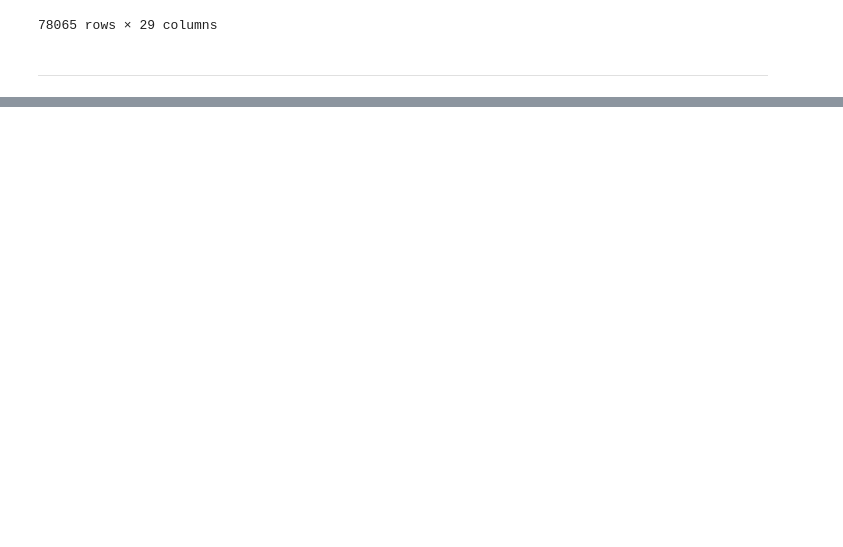
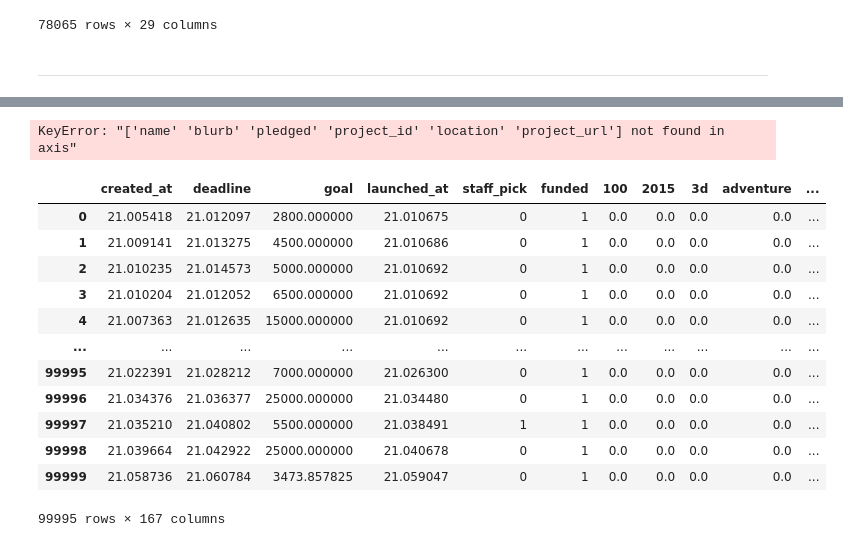
Before and after one commit to FXtrader6/KS_DSProject_VU, a Jupyter notebook: KS_project_trainset.ipynb, the cells around one changed output, grey strips where cells are left out. Drawn from its saved outputs; the diff is of its cells as text; code cells hidden in the pictures; blank space fills up the shorter version.

```diff
--- a/KS_project_trainset.ipynb
+++ b/KS_project_trainset.ipynb
@@ -386,7 +439,10 @@ kaggledf['blurb']
 # %%
 sentiment_scores = []
-for sentence in kaggledf['blurb']:
-    sentiment_scores.append(run_vader(sentence, lemmatize=True)['compound'])
+for i, sentence in enumerate(kaggledf['blurb']):
+    try:
+        sentiment_scores.append(run_vader(sentence, lemmatize=True)['compound'])
+    except:
+        print(kaggledf['blurb'][i])
 # %%
 kaggledf['blurb_sentiment_scores'] = sentiment_scores
 # %%
@@ -393,0 +498,23 @@ kaggledf['blurb_sentiment_scores']
+# %%
+drop_columns = ['name', 'blurb', 'pledged', 'project_id', 'location', 'project_url', 'project_url_split']
+kaggledf.drop(columns=drop_columns, inplace=True)
+# %% [output]
+KeyError: "['name' 'blurb' 'pledged' 'project_id' 'location' 'project_url'] not found in axis"
+# %%
+#kaggledf.drop(columns=['project_url_split'], inplace=True)
+pd.set_option('display.max_columns', None)
+kaggledf
+# %% [output]
+|  | created_at | deadline | goal | launched_at | staff_pick | funded | 100 | 2015 | 3d | adventure | ... |
+| 0 | 21.005418 | 21.012097 | 2800.000000 | 21.010675 | 0 | 1 | 0.0 | 0.0 | 0.0 | 0.0 | ... |
+| 1 | 21.009141 | 21.013275 | 4500.000000 | 21.010686 | 0 | 1 | 0.0 | 0.0 | 0.0 | 0.0 | ... |
+| 2 | 21.010235 | 21.014573 | 5000.000000 | 21.010692 | 0 | 1 | 0.0 | 0.0 | 0.0 | 0.0 | ... |
+| 3 | 21.010204 | 21.012052 | 6500.000000 | 21.010692 | 0 | 1 | 0.0 | 0.0 | 0.0 | 0.0 | ... |
+| 4 | 21.007363 | 21.012635 | 15000.000000 | 21.010692 | 0 | 1 | 0.0 | 0.0 | 0.0 | 0.0 | ... |
+| ... | ... | ... | ... | ... | ... | ... | ... | ... | ... | ... | ... |
+| 99995 | 21.022391 | 21.028212 | 7000.000000 | 21.026300 | 0 | 1 | 0.0 | 0.0 | 0.0 | 0.0 | ... |
+| 99996 | 21.034376 | 21.036377 | 25000.000000 | 21.034480 | 0 | 1 | 0.0 | 0.0 | 0.0 | 0.0 | ... |
+| 99997 | 21.035210 | 21.040802 | 5500.000000 | 21.038491 | 1 | 1 | 0.0 | 0.0 | 0.0 | 0.0 | ... |
+| 99998 | 21.039664 | 21.042922 | 25000.000000 | 21.040678 | 0 | 1 | 0.0 | 0.0 | 0.0 | 0.0 | ... |
+| 99999 | 21.058736 | 21.060784 | 3473.857825 | 21.059047 | 0 | 1 | 0.0 | 0.0 | 0.0 | 0.0 | ... |
+99995 rows × 167 columns
```
Also changed, not shown: parts of 25 cells of this notebook.
